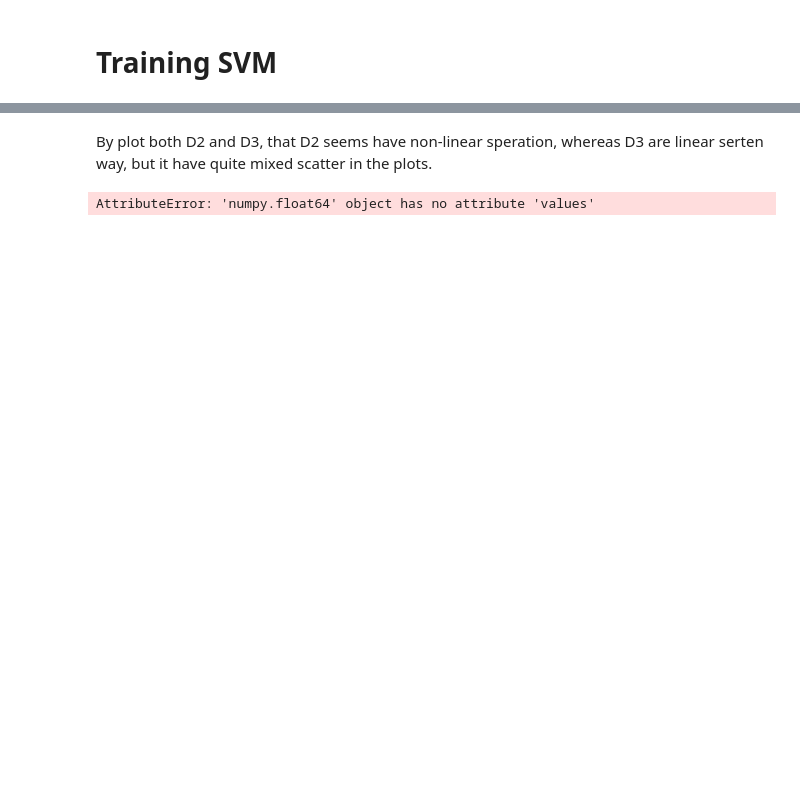
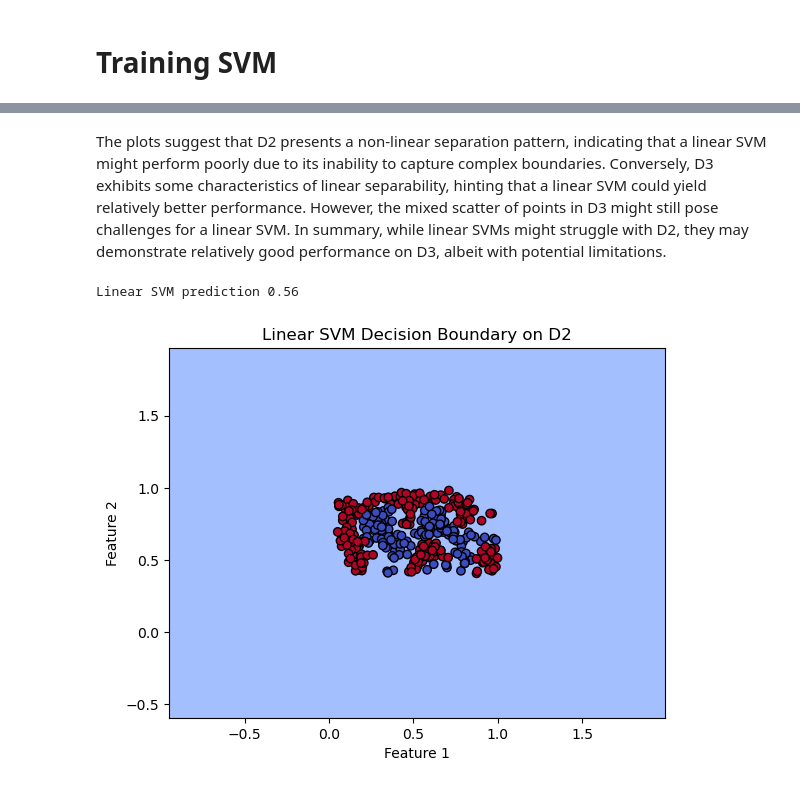
Before and after one commit to vicmon810/COMPSCI762_UOA, a Jupyter notebook: Assignment_3/Assignment3.ipynb, the cells around one changed output, grey strips where cells are left out. Cells and saved outputs as stored; diff of their text form; code cells hidden in the pictures; blank space fills up the shorter version.

```diff
--- a/Assignment_3/Assignment3.ipynb
+++ b/Assignment_3/Assignment3.ipynb
@@ -189,9 +126,21 @@ Name: 0.230644, Length: 199, dtype: float64
 [figure]
 # %% [markdown]
-By plot both D2 and D3, that D2 seems have non-linear speration, whereas D3 are linear serten way, but it have quite mixed scatter in the plots.
+The plots suggest that D2 presents a non-linear separation pattern, indicating that a linear SVM might perform poorly due to its inability to capture complex boundaries. Conversely, D3 exhibits some characteristics of linear separability, hinting that a linear SVM could yield relatively better performance. However, the mixed scatter of points in D3 might still pose challenges for a linear SVM. In summary, while linear SVMs might struggle with D2, they may demonstrate relatively good performance on D3, albeit with potential limitations.
-# %%
-x_values = d2.iloc[0, 1].values
-print(x_values)
-y_values = d2.iloc[:,1].values
-# %% [output]
-AttributeError: 'numpy.float64' object has no attribute 'values'
+# %%
+
+X = d2.iloc[:, :-1].values
+y = d2.iloc[:, -1].values
+X_train,X_test,y_train, y_test = train_test_split(X,y, test_size=0.3)
+
+clf = SVC(kernel='linear', probability=True)
+
+clf.fit(X_train,y_train)
+
+y_pred = clf.predict(X_test)
+scores = accuracy_score(y_pred, y_test)
+print(f"Linear SVM prediction {scores}")
+
+plot_decision_boundary(clf, X_train, y_train, "Linear SVM Decision Boundary on D2")
+# %% [output]
+Linear SVM prediction 0.56
+[figure, added]
```
Also changed, not shown: parts of 14 cells of this notebook, 2 other files.
